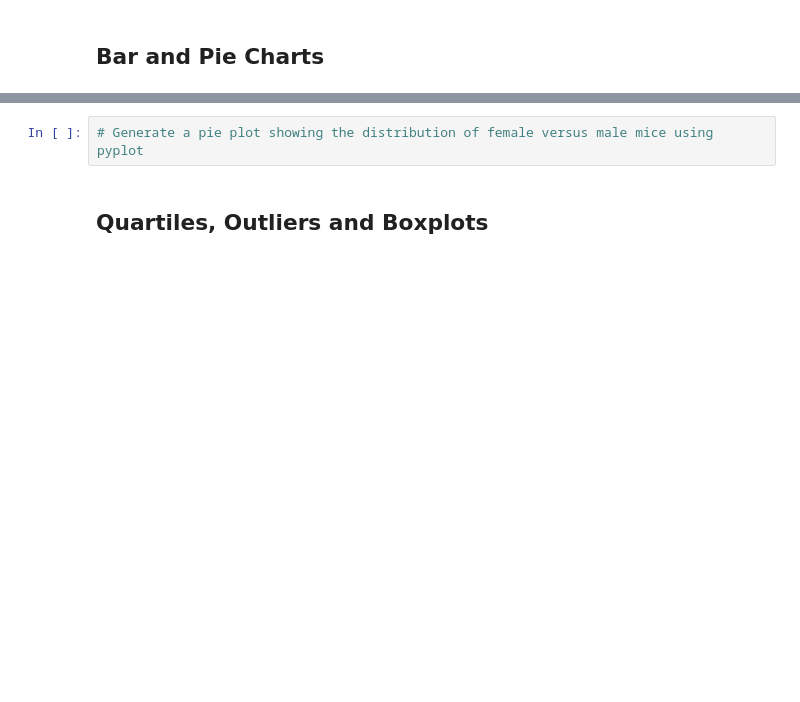
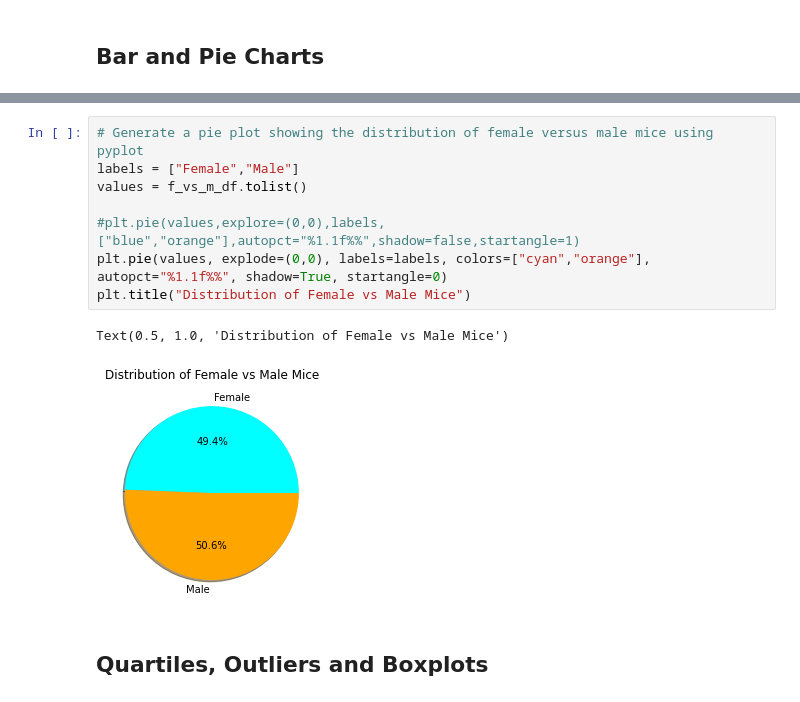
Before and after one commit to mmyang123/Homework5-The-Power-of-Plots, a Jupyter notebook: Pymaceuticals/pymaceuticals_starter.ipynb, the cells around one changed output, grey strips where cells are left out. Cells and saved outputs as stored; diff of their text form; blank space fills up the shorter version.

```diff
--- a/Pymaceuticals/pymaceuticals_starter.ipynb
+++ b/Pymaceuticals/pymaceuticals_starter.ipynb
@@ -175,5 +210,14 @@ Text(0, 0.5, 'Timepoints')
-# %%
-# Generate a pie plot showing the distribution of female versus male mice using pyplot
+# %%
+# Generate a pie plot showing the distribution of female versus male mice using pyplot
+labels = ["Female","Male"]
+values = f_vs_m_df.tolist()
+
+#plt.pie(values,explore=(0,0),labels,["blue","orange"],autopct="%1.1f%%",shadow=false,startangle=1)
+plt.pie(values, explode=(0,0), labels=labels, colors=["cyan","orange"], autopct="%1.1f%%", shadow=True, startangle=0)
+plt.title("Distribution of Female vs Male Mice")
+# %% [output]
+Text(0.5, 1.0, 'Distribution of Female vs Male Mice')
+[figure, added]
 # %% [markdown]
 ## Quartiles, Outliers and Boxplots
 # %%
```
Also changed, not shown: parts of 15 cells of this notebook.
